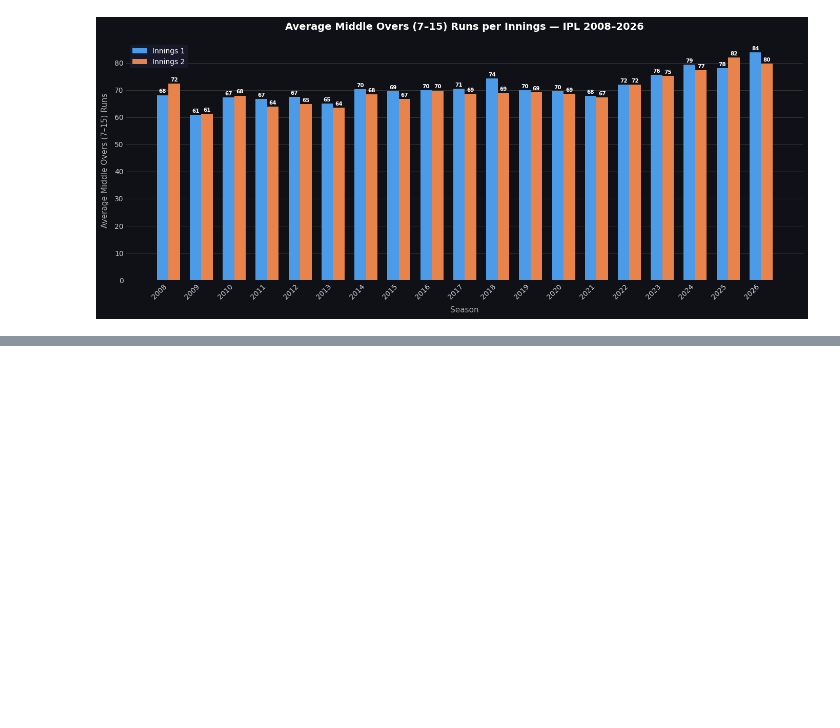
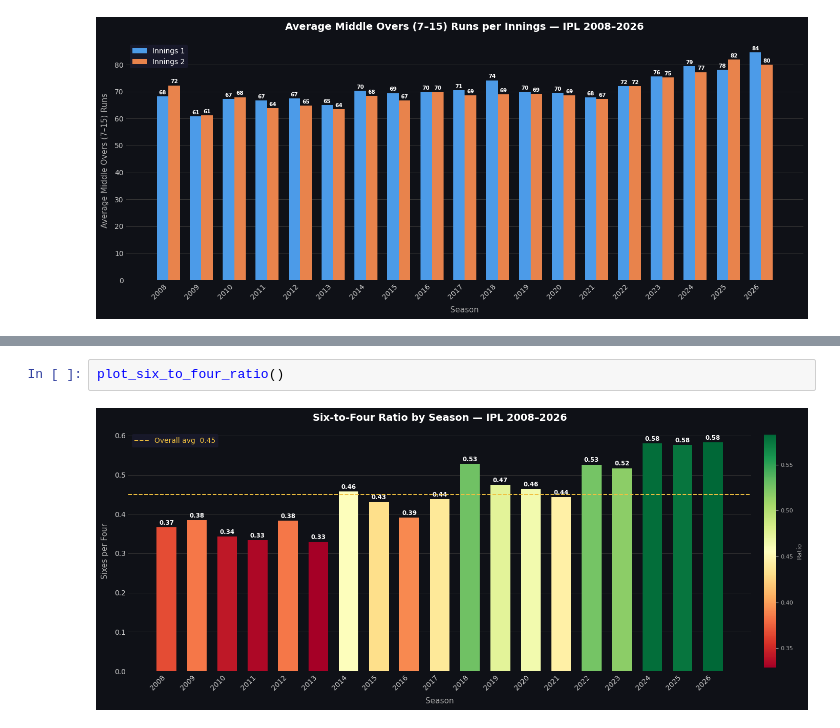
Before and after one commit to abhishek-marathe04/cricketIQ, a Jupyter notebook: ipl_seasonwise_stats.ipynb, the cells around one changed output, grey strips where cells are left out. Cells and saved outputs as stored; diff of their text form; blank space fills up the shorter version.

```diff
--- a/ipl_seasonwise_stats.ipynb
+++ b/ipl_seasonwise_stats.ipynb
@@ -224,0 +431,4 @@ plot_phase_runs(15, 19, 'Death Overs (16–20)')  # overs 16–20
+# %%
+plot_six_to_four_ratio()
+# %% [output]
+[figure, added]
```
Also changed, not shown: parts of 10 cells of this notebook, 3 other files.
